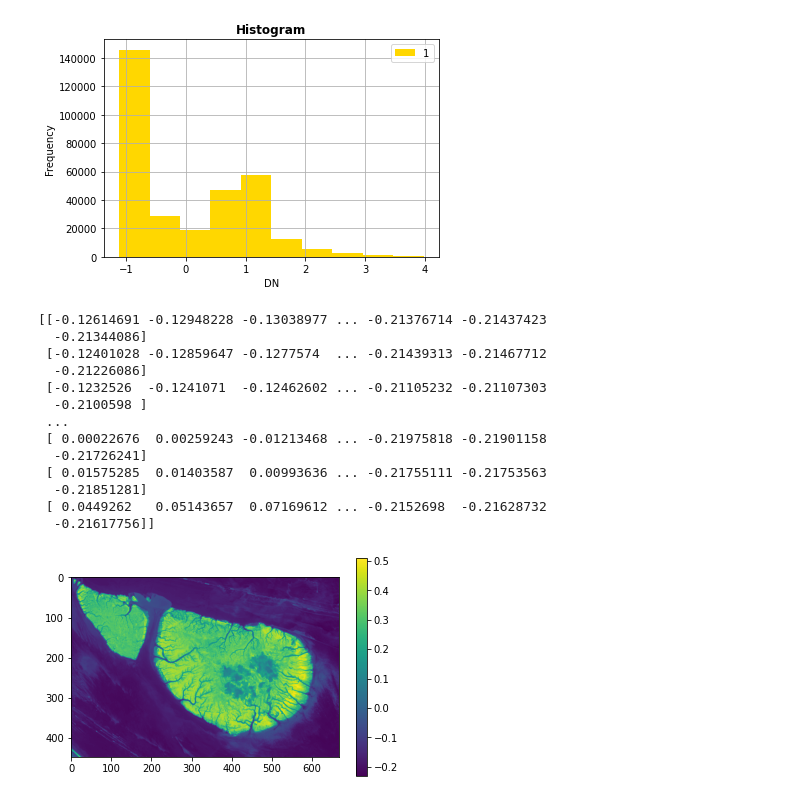
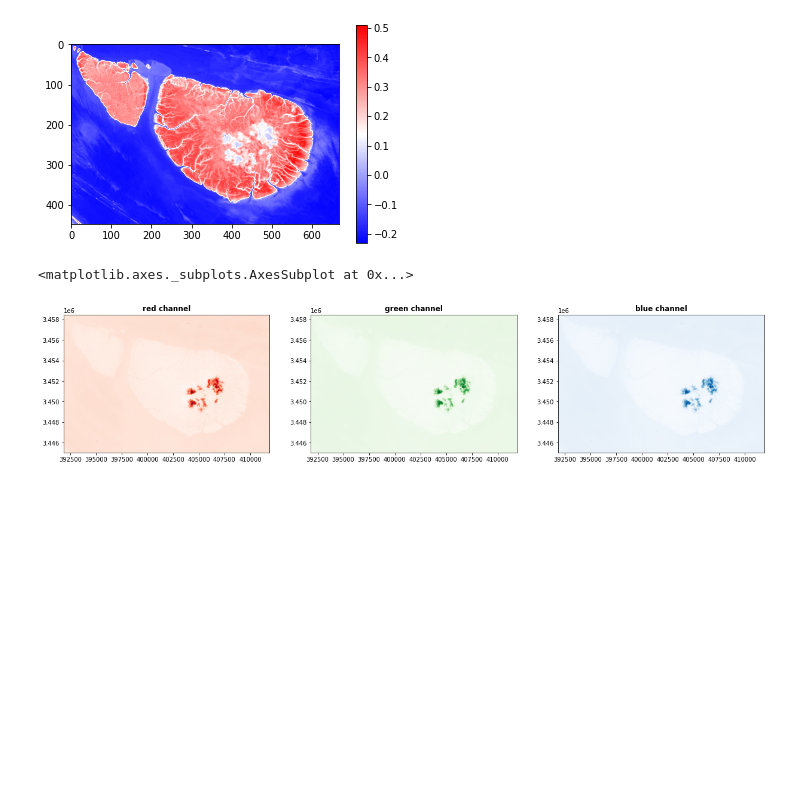
Before and after one commit to Cozyzheng/Spatial, a Jupyter notebook: pythonic_RS.ipynb, the cells around one changed output. Cells and saved outputs as stored; diff of their text form; code cells hidden in the pictures; blank space fills up the shorter version.

```diff
--- a/pythonic_RS.ipynb
+++ b/pythonic_RS.ipynb
@@ -60,0 +29,7 @@ band mean : 10361.048752940547, band std: 1711.1106266350907
+# %%
+im_data = rasterio.open('/content/drive/My Drive/RS data/2011/2011jiuduansha_landsat8')
+
+print(im_data.meta)
+im_numpy = im_data.read()
+im = [im_data.read(4),im_data.read(3), im_data.read(2)]
+# im.shape
@@ -61,40 +66,24 @@ band mean : 10361.048752940547, band std: 1711.1106266350907
 # %%
-# 自带的plot函数，图像可视化
-from rasterio.plot import show,show_hist
-import folium
-
-# rasterio的show，是基于matplotlib的
-# 这里的rasterio自带的show只能用于list的可视化，需要从numpy数据中取波段list[n,:,:]
-# 这里RGB显色，出了点问题，需要scale to 0,255
-show
-show_hist(nir_n)
-
 # 计算ndvi
 # 忽略错误，因为有像元为NaN
 np.seterr(divide='ignore', invalid='ignore')
 
-Nir = im_numpy[4] # Landsat第5个波段
-Red = im_numpy[3] # Landsat第4个波段
+Nir = im_numpy[4] # Landsat第5个波段;im_data.read(5)
+Red = im_numpy[3] # Landsat第4个波段;im_data.read(4)
 
 # 浮点数运算，否则整型运算返回的整数
 ndvi = (Nir.astype(float) - Red.astype(float)) / (Nir.astype(float) + Red.astype(float))
-print(ndvi)
-plt.imshow(ndvi)
+# print(ndvi)
+plt.imshow(ndvi, cmap='bwr')
 plt.colorbar()
 plt.show()
 # %% [output]
-[figure, old version]
+[figure, new version]
-[[-0.12614691 -0.12948228 -0.13038977 ... -0.21376714 -0.21437423
-  -0.21344086]
- [-0.12401028 -0.12859647 -0.1277574  ... -0.21439313 -0.21467712
-  -0.21226086]
- [-0.1232526  -0.1241071  -0.12462602 ... -0.21105232 -0.21107303
-  -0.2100598 ]
- ...
- [ 0.00022676  0.00259243 -0.01213468 ... -0.21975818 -0.21901158
-  -0.21726241]
- [ 0.01575285  0.01403587  0.00993636 ... -0.21755111 -0.21753563
-  -0.21851281]
- [ 0.0449262   0.05143657  0.07169612 ... -0.2152698  -0.21628732
-  -0.21617756]]
-[figure, removed]
+# %%
+fig, (axr, axg, axb) = plt.subplots(1,3, figsize=(21,7))
+show((im_data, 3), ax=axr, cmap='Reds', title='red channel')
+show((im_data, 2), ax=axg, cmap='Greens', title='green channel')
+show((im_data, 1), ax=axb, cmap='Blues', title='blue channel')
+# %% [output]
+<matplotlib.axes._subplots.AxesSubplot at 0x...>
+[figure, added]
```
Also changed, not shown: parts of 4 cells of this notebook.
